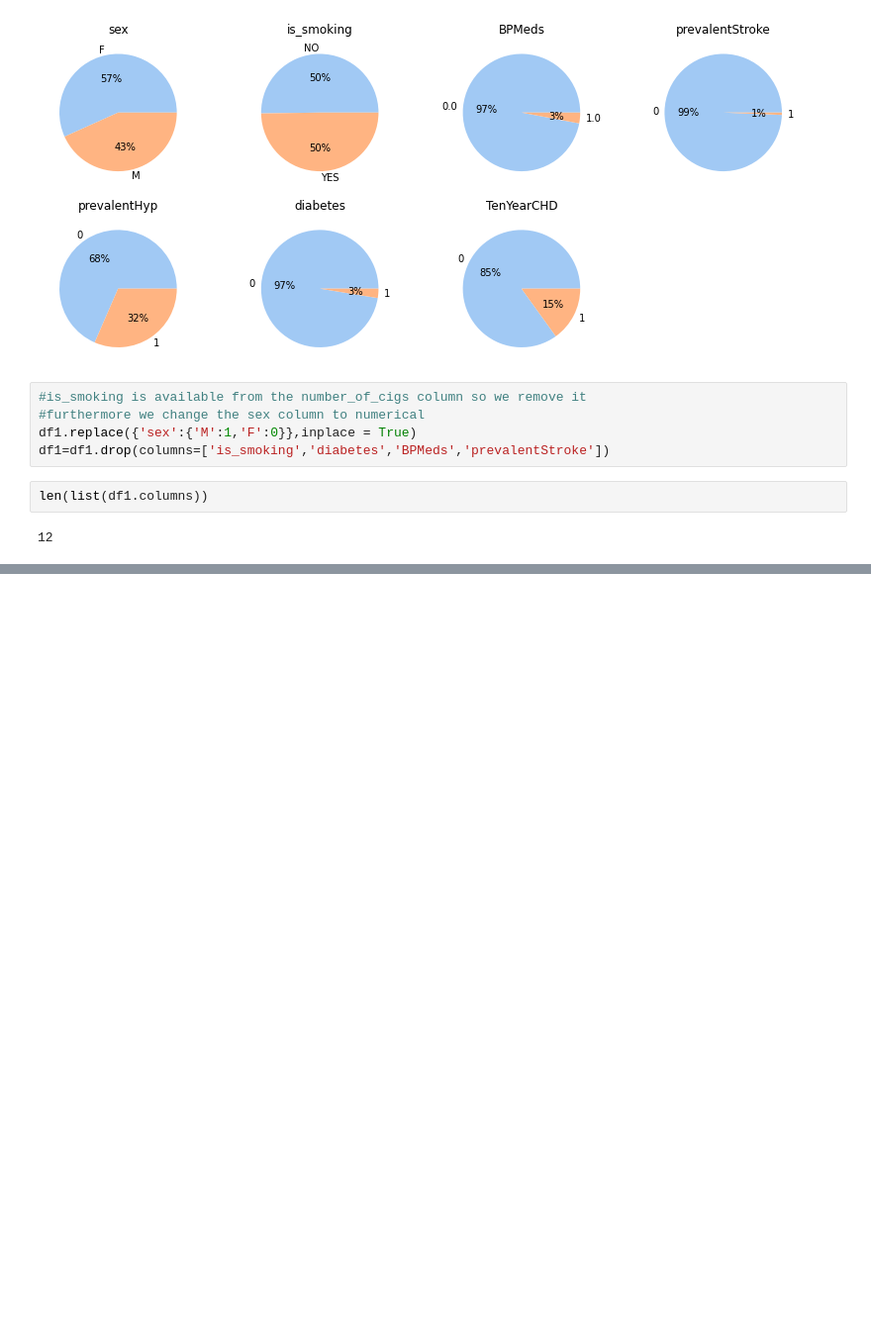
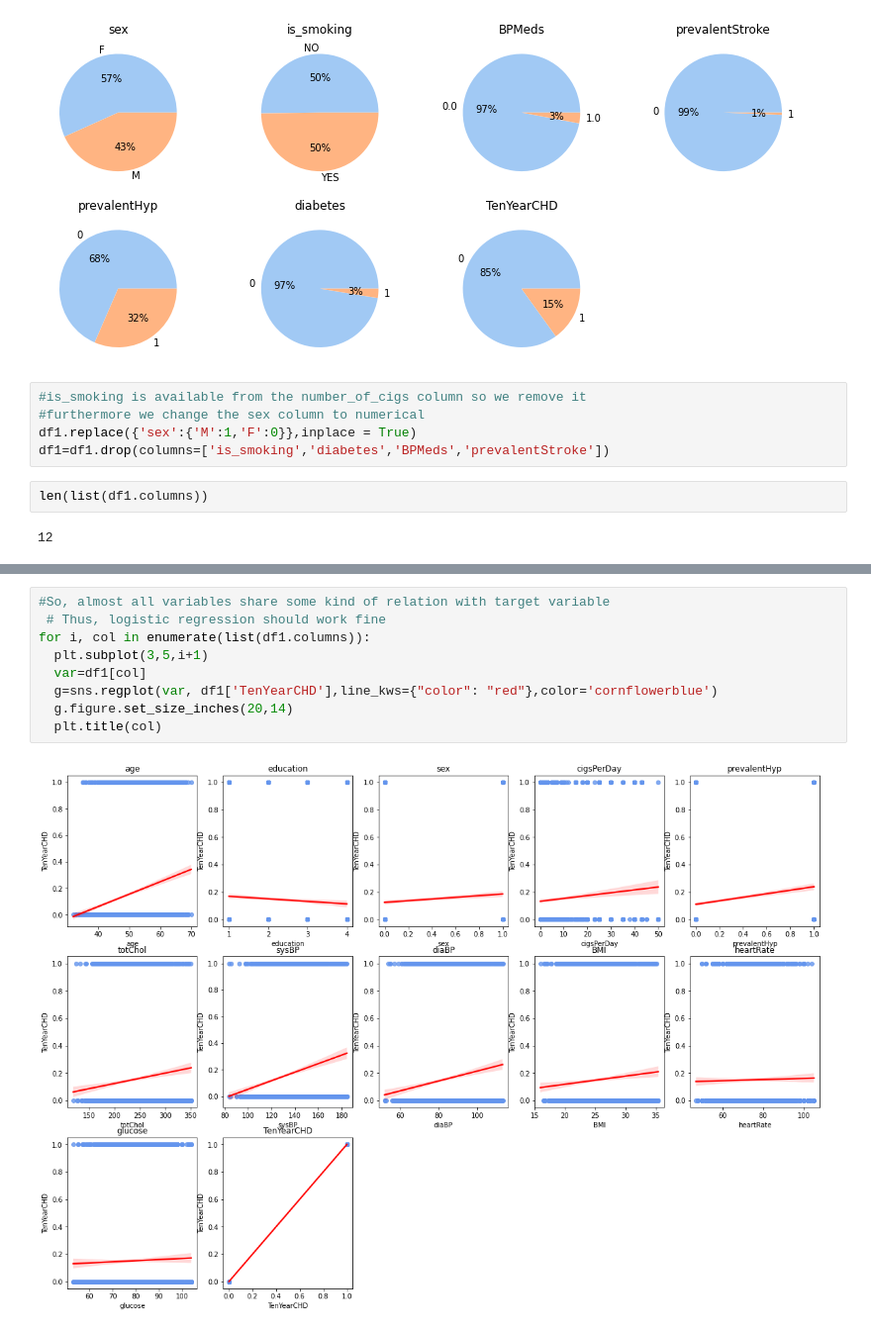
Before and after one commit to Aashishc-prog/CardioVascular-Risk-Prediction, a Jupyter notebook: Capstone_3.ipynb, the cells around one changed output, grey strips where cells are left out. Shown at 99% size. Drawn from its saved outputs; the diff is of its cells as text; blank space fills up the shorter version.

```diff
--- a/Capstone_3.ipynb
+++ b/Capstone_3.ipynb
@@ -242,0 +257,11 @@ len(list(df1.columns))
+# %%
+#So, almost all variables share some kind of relation with target variable
+ # Thus, logistic regression should work fine
+for i, col in enumerate(list(df1.columns)):
+  plt.subplot(3,5,i+1)
+  var=df1[col]
+  g=sns.regplot(var, df1['TenYearCHD'],line_kws={"color": "red"},color='cornflowerblue')
+  g.figure.set_size_inches(20,14)
+  plt.title(col)
+# %% [output]
+[figure, added]
```
Also changed, not shown: parts of 26 cells of this notebook.
